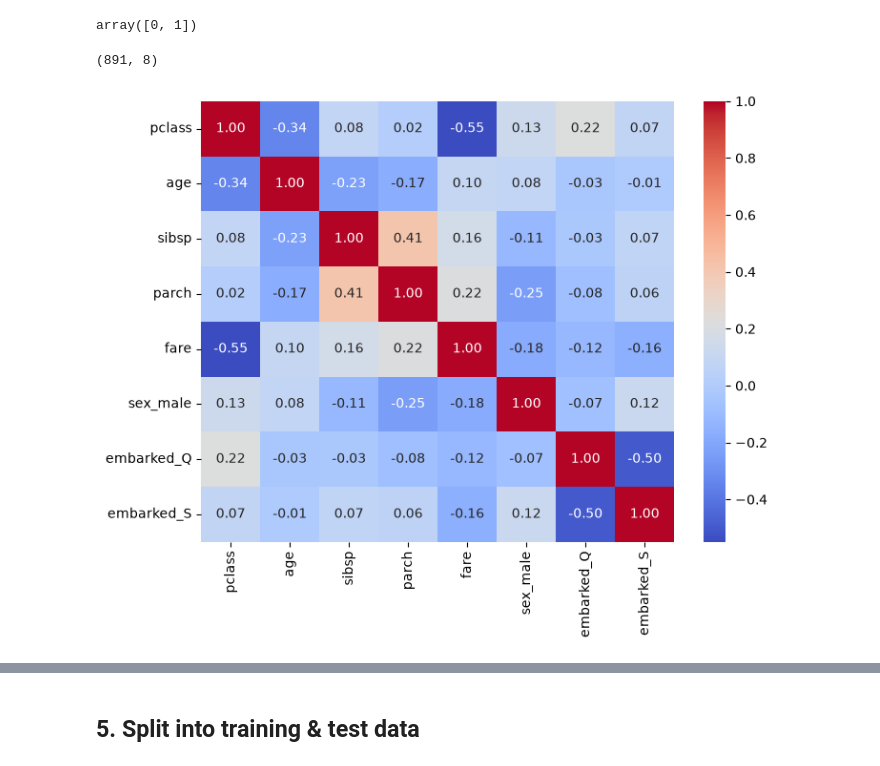
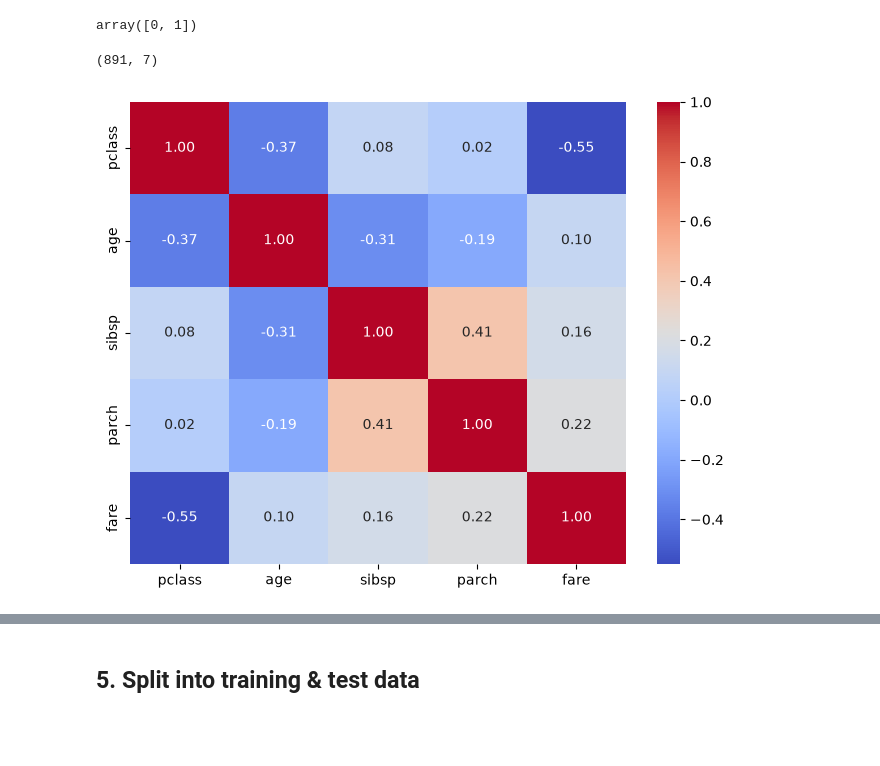
Before and after one commit to TuhinShaikh/Logistic-Regression, a Jupyter notebook: titanic_logistic_regression.ipynb, the cells around one changed output, grey strips where cells are left out. Cells and saved outputs as stored; diff of their text form; code cells hidden in the pictures; blank space fills up the shorter version.

```diff
--- a/titanic_logistic_regression.ipynb
+++ b/titanic_logistic_regression.ipynb
@@ -123,9 +135,11 @@ plt.show()
 # %%
 df = df.drop(columns=["deck", "alive", "embark_town", "class"])  # deck has too many gaps, the other 3 repeat other columns
 # %%
-df["age"] = df["age"].fillna(df["age"].median())  # fill gaps with the median age
+#df["age"] = df["age"].fillna(df["age"].median())  # fill gaps with the median age
+#df["embarked"] = df["embarked"].fillna(df["embarked"].mode()[0])  # fillgaps with the most common port
+
+## Keep missing values until after the train/test split
+# Fill them using training data only to avoid learning from the test set
-# %%
-df["embarked"] = df["embarked"].fillna(df["embarked"].mode()[0])  # fillgaps with the most common port
 # %%
 df.isnull().sum()  # final checks
 # %% [output]
@@ -156,10 +170,18 @@ array([0, 1])
 # %%
 X.shape  # sample size
 # %% [output]
-(891, 8)
+(891, 7)
 # %%
-plt.figure(figsize=(8, 6))  # make the chart bigger
-sns.heatmap(X.corr(), annot=True, cmap="coolwarm", fmt=".2f")  # correlation between inputs, look for values near 1 or -1
+plt.figure(figsize=(8, 6))
+
+# Check correlations between numeric inputs only
+sns.heatmap(
+    X.corr(numeric_only=True),
+    annot=True,
+    cmap="coolwarm",
+    fmt=".2f"
+)
+
 plt.show()
 # %% [output]
-[figure, old version]
+[figure, new version]
```
Also changed, not shown: parts of 40 cells of this notebook.
